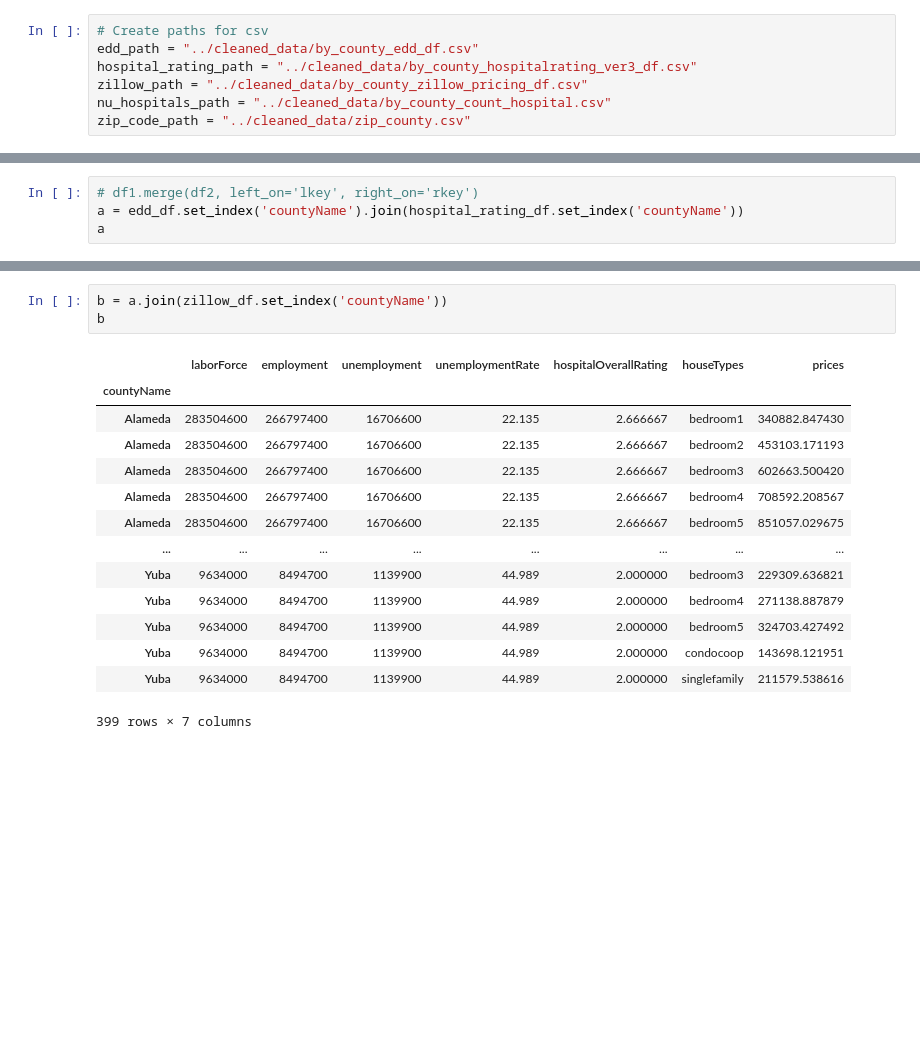
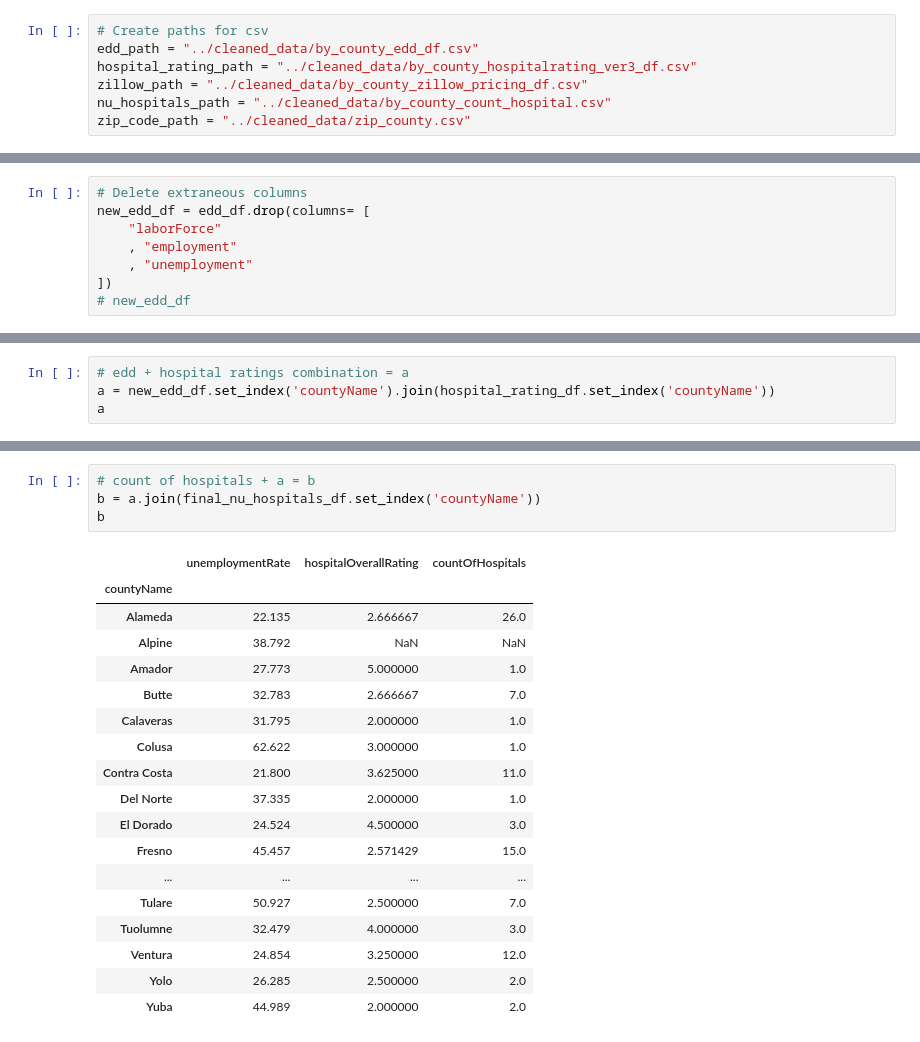
Before and after one commit to kfmatovic716/CA-HOME-PRICE-PREDICTIONS---Final-Project, a Jupyter notebook: cleaning_data_wrbk/merged_all.ipynb, the cells around one changed output, grey strips where cells are left out. Saved outputs shown, nothing was run; the diff lists cells and outputs as text; blank space fills up the shorter version.

Commit message:
changing all merged df

```diff
--- a/cleaning_data_wrbk/merged_all.ipynb
+++ b/cleaning_data_wrbk/merged_all.ipynb
@@ -44,3 +24,11 @@ pd.DataFrame(edd_df)
+# %%
+# Delete extraneous columns
+new_edd_df = edd_df.drop(columns= [
+    "laborForce"
+    , "employment"
+    , "unemployment"
+])
+# new_edd_df
 # %%
 # Read csv
 hospital_rating_df = pd.read_csv(hospital_rating_path)
@@ -146,5 +71,5 @@ pd.DataFrame(zip_code_df)
 # %%
-# df1.merge(df2, left_on='lkey', right_on='rkey')
-a = edd_df.set_index('countyName').join(hospital_rating_df.set_index('countyName'))
+# edd + hospital ratings combination = a
+a = new_edd_df.set_index('countyName').join(hospital_rating_df.set_index('countyName'))
 a
 # %% [output]
@@ -169,19 +94,24 @@ a
 # %%
-b = a.join(zillow_df.set_index('countyName'))
+# count of hospitals + a = b
+b = a.join(final_nu_hospitals_df.set_index('countyName'))
 b
 # %% [output]
-|  | laborForce | employment | unemployment | unemploymentRate | hospitalOverallRating | houseTypes | prices |
-| countyName |  |  |  |  |  |  |  |
-| Alameda | 283504600 | 266797400 | 16706600 | 22.135 | 2.666667 | bedroom1 | 340882.847430 |
-| Alameda | 283504600 | 266797400 | 16706600 | 22.135 | 2.666667 | bedroom2 | 453103.171193 |
-| Alameda | 283504600 | 266797400 | 16706600 | 22.135 | 2.666667 | bedroom3 | 602663.500420 |
-| Alameda | 283504600 | 266797400 | 16706600 | 22.135 | 2.666667 | bedroom4 | 708592.208567 |
-| Alameda | 283504600 | 266797400 | 16706600 | 22.135 | 2.666667 | bedroom5 | 851057.029675 |
-| ... | ... | ... | ... | ... | ... | ... | ... |
-| Yuba | 9634000 | 8494700 | 1139900 | 44.989 | 2.000000 | bedroom3 | 229309.636821 |
-| Yuba | 9634000 | 8494700 | 1139900 | 44.989 | 2.000000 | bedroom4 | 271138.887879 |
-| Yuba | 9634000 | 8494700 | 1139900 | 44.989 | 2.000000 | bedroom5 | 324703.427492 |
-| Yuba | 9634000 | 8494700 | 1139900 | 44.989 | 2.000000 | condocoop | 143698.121951 |
-| Yuba | 9634000 | 8494700 | 1139900 | 44.989 | 2.000000 | singlefamily | 211579.538616 |
+|  | unemploymentRate | hospitalOverallRating | countOfHospitals |
+| countyName |  |  |  |
+| Alameda | 22.135 | 2.666667 | 26.0 |
+| Alpine | 38.792 | NaN | NaN |
+| Amador | 27.773 | 5.000000 | 1.0 |
+| Butte | 32.783 | 2.666667 | 7.0 |
+| Calaveras | 31.795 | 2.000000 | 1.0 |
+| Colusa | 62.622 | 3.000000 | 1.0 |
+| Contra Costa | 21.800 | 3.625000 | 11.0 |
+| Del Norte | 37.335 | 2.000000 | 1.0 |
+| El Dorado | 24.524 | 4.500000 | 3.0 |
+| Fresno | 45.457 | 2.571429 | 15.0 |
+| ... | ... | ... | ... |
+| Tulare | 50.927 | 2.500000 | 7.0 |
+| Tuolumne | 32.479 | 4.000000 | 3.0 |
+| Ventura | 24.854 | 3.250000 | 12.0 |
+| Yolo | 26.285 | 2.500000 | 2.0 |
+| Yuba | 44.989 | 2.000000 | 2.0 |
-399 rows × 7 columns
 # %%
```
Also changed, not shown: parts of 14 cells of this notebook, 4 other files.
